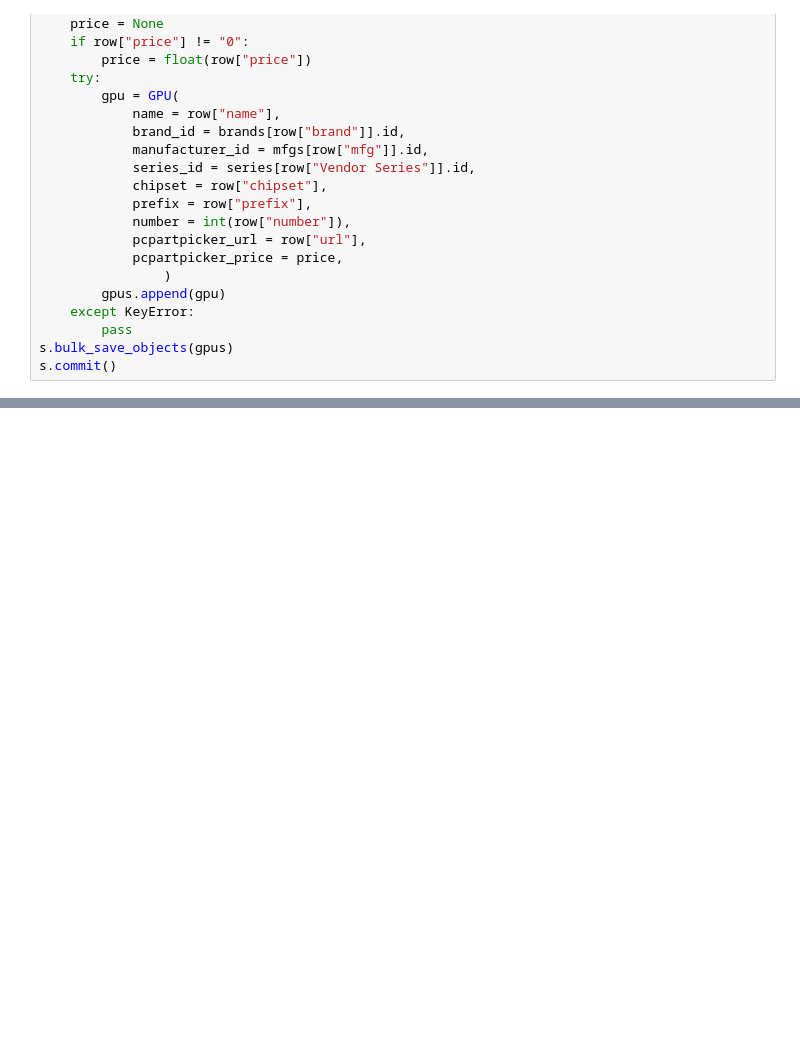
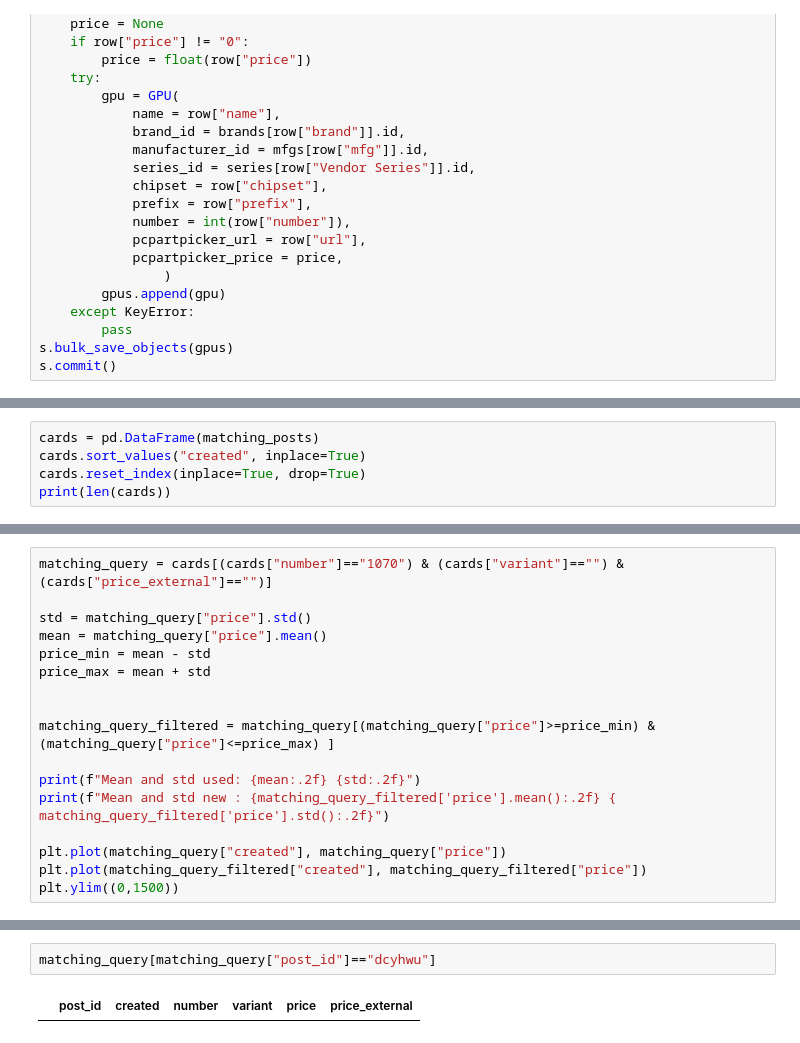
Before and after one commit to denck007/hardwareswap, a Jupyter notebook: GenerateDB.ipynb, the cells around one changed output, grey strips where cells are left out. Drawn from its saved outputs; the diff is of its cells as text; blank space fills up the shorter version.

```diff
--- a/GenerateDB.ipynb
+++ b/GenerateDB.ipynb
@@ -223,0 +235,5 @@ print(f"Have {len(intersection)}")
+# %%
+cards = pd.DataFrame(matching_posts)
+cards.sort_values("created", inplace=True)
+cards.reset_index(inplace=True, drop=True)
+print(len(cards))
@@ -223,0 +249,17 @@ print(f"Have {len(intersection)}")
+# %%
+matching_query = cards[(cards["number"]=="1070") & (cards["variant"]=="") & (cards["price_external"]=="")]
+
+std = matching_query["price"].std()
+mean = matching_query["price"].mean()
+price_min = mean - std
+price_max = mean + std
+
+
+matching_query_filtered = matching_query[(matching_query["price"]>=price_min) & (matching_query["price"]<=price_max) ]
+
+print(f"Mean and std used: {mean:.2f} {std:.2f}")
+print(f"Mean and std new : {matching_query_filtered['price'].mean():.2f} { matching_query_filtered['price'].std():.2f}")
+
+plt.plot(matching_query["created"], matching_query["price"])
+plt.plot(matching_query_filtered["created"], matching_query_filtered["price"])
+plt.ylim((0,1500))
@@ -223,0 +311,4 @@ print(f"Have {len(intersection)}")
+# %%
+matching_query[matching_query["post_id"]=="dcyhwu"]
+# %% [output]
+|  | post_id | created | number | variant | price | price_external |
```
Also changed, not shown: parts of 22 cells of this notebook.
